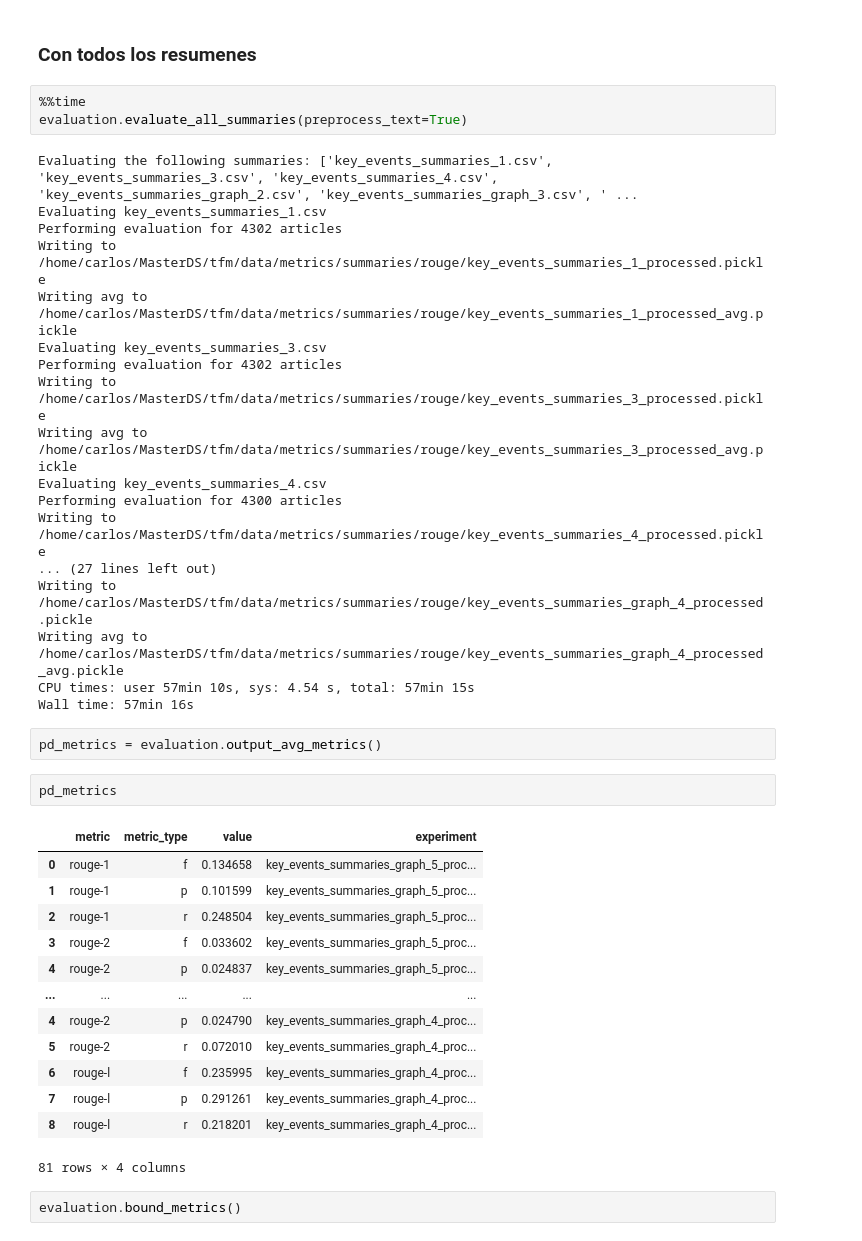
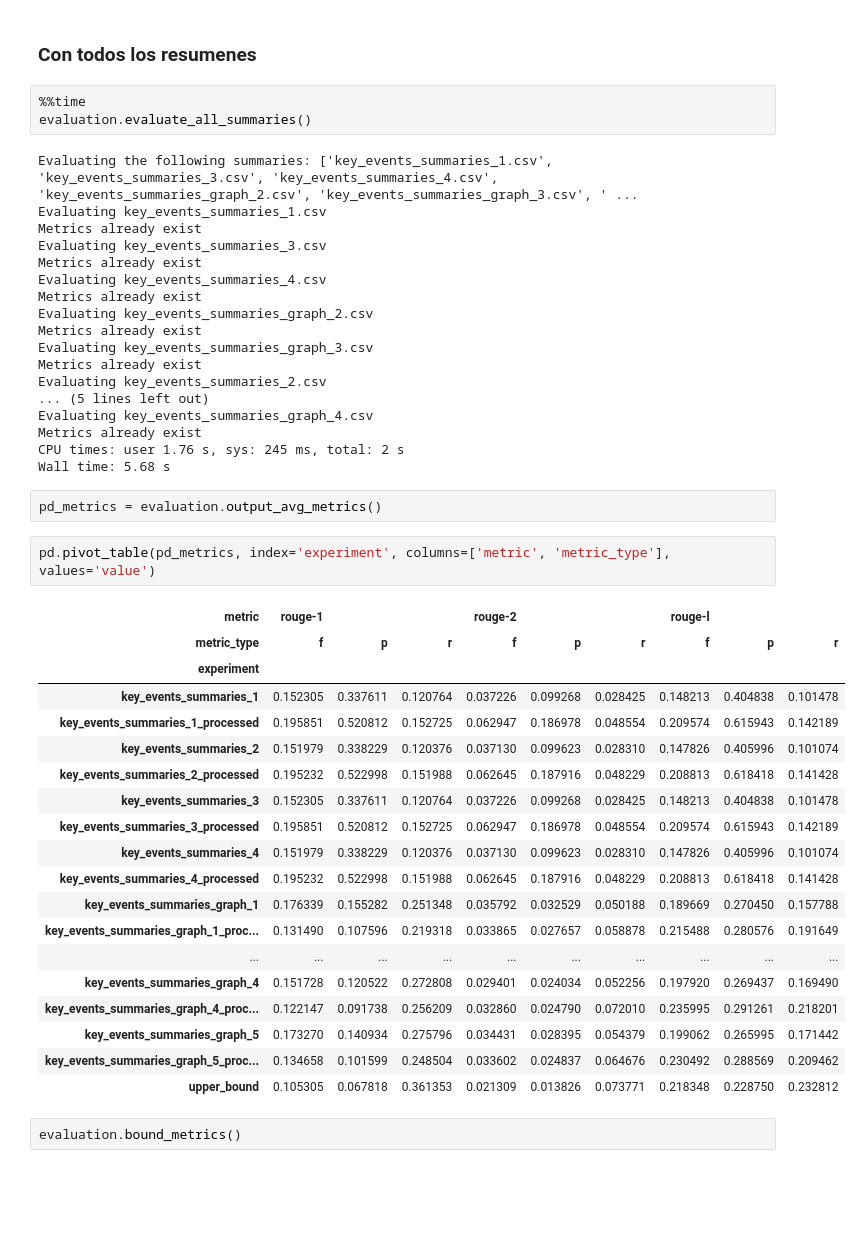
Before and after one commit to gscharly/master_ds_tfm, a Jupyter notebook: analysis/summary/metrics/metrics.ipynb, the cells around one changed output. Saved outputs shown, nothing was run; the diff lists cells and outputs as text; blank space fills up the shorter version.

```diff
--- a/analysis/summary/metrics/metrics.ipynb
+++ b/analysis/summary/metrics/metrics.ipynb
@@ -151,43 +151,49 @@ avg_scores_dict
 ### Con todos los resumenes
 # %%
 %%time
-evaluation.evaluate_all_summaries(preprocess_text=True)
+evaluation.evaluate_all_summaries()
 # %% [output]
 Evaluating the following summaries: ['key_events_summaries_1.csv', 'key_events_summaries_3.csv', 'key_events_summaries_4.csv', 'key_events_summaries_graph_2.csv', 'key_events_summaries_graph_3.csv', ' ...
 Evaluating key_events_summaries_1.csv
-Performing evaluation for 4302 articles
-Writing to /home/carlos/MasterDS/tfm/data/metrics/summaries/rouge/key_events_summaries_1_processed.pickle
-Writing avg to /home/carlos/MasterDS/tfm/data/metrics/summaries/rouge/key_events_summaries_1_processed_avg.pickle
+Metrics already exist
 Evaluating key_events_summaries_3.csv
-Performing evaluation for 4302 articles
-Writing to /home/carlos/MasterDS/tfm/data/metrics/summaries/rouge/key_events_summaries_3_processed.pickle
-Writing avg to /home/carlos/MasterDS/tfm/data/metrics/summaries/rouge/key_events_summaries_3_processed_avg.pickle
+Metrics already exist
 Evaluating key_events_summaries_4.csv
-Performing evaluation for 4300 articles
-Writing to /home/carlos/MasterDS/tfm/data/metrics/summaries/rouge/key_events_summaries_4_processed.pickle
-... (27 lines left out)
-Writing to /home/carlos/MasterDS/tfm/data/metrics/summaries/rouge/key_events_summaries_graph_4_processed.pickle
-Writing avg to /home/carlos/MasterDS/tfm/data/metrics/summaries/rouge/key_events_summaries_graph_4_processed_avg.pickle
-CPU times: user 57min 10s, sys: 4.54 s, total: 57min 15s
-Wall time: 57min 16s
+Metrics already exist
+Evaluating key_events_summaries_graph_2.csv
+Metrics already exist
+Evaluating key_events_summaries_graph_3.csv
+Metrics already exist
+Evaluating key_events_summaries_2.csv
+... (5 lines left out)
+Evaluating key_events_summaries_graph_4.csv
+Metrics already exist
+CPU times: user 1.76 s, sys: 245 ms, total: 2 s
+Wall time: 5.68 s
 # %%
 pd_metrics = evaluation.output_avg_metrics()
-# %%
-pd_metrics
-# %% [output]
-|  | metric | metric_type | value | experiment |
-| 0 | rouge-1 | f | 0.134658 | key_events_summaries_graph_5_proc... |
-| 1 | rouge-1 | p | 0.101599 | key_events_summaries_graph_5_proc... |
-| 2 | rouge-1 | r | 0.248504 | key_events_summaries_graph_5_proc... |
-| 3 | rouge-2 | f | 0.033602 | key_events_summaries_graph_5_proc... |
-| 4 | rouge-2 | p | 0.024837 | key_events_summaries_graph_5_proc... |
-| ... | ... | ... | ... | ... |
-| 4 | rouge-2 | p | 0.024790 | key_events_summaries_graph_4_proc... |
-| 5 | rouge-2 | r | 0.072010 | key_events_summaries_graph_4_proc... |
-| 6 | rouge-l | f | 0.235995 | key_events_summaries_graph_4_proc... |
-| 7 | rouge-l | p | 0.291261 | key_events_summaries_graph_4_proc... |
-| 8 | rouge-l | r | 0.218201 | key_events_summaries_graph_4_proc... |
-81 rows × 4 columns
+# %%
+pd.pivot_table(pd_metrics, index='experiment', columns=['metric', 'metric_type'], values='value')
+# %% [output]
+| metric | rouge-1 |  |  | rouge-2 |  |  | rouge-l |  |  |
+| metric_type | f | p | r | f | p | r | f | p | r |
+| experiment |  |  |  |  |  |  |  |  |  |
+| key_events_summaries_1 | 0.152305 | 0.337611 | 0.120764 | 0.037226 | 0.099268 | 0.028425 | 0.148213 | 0.404838 | 0.101478 |
+| key_events_summaries_1_processed | 0.195851 | 0.520812 | 0.152725 | 0.062947 | 0.186978 | 0.048554 | 0.209574 | 0.615943 | 0.142189 |
+| key_events_summaries_2 | 0.151979 | 0.338229 | 0.120376 | 0.037130 | 0.099623 | 0.028310 | 0.147826 | 0.405996 | 0.101074 |
+| key_events_summaries_2_processed | 0.195232 | 0.522998 | 0.151988 | 0.062645 | 0.187916 | 0.048229 | 0.208813 | 0.618418 | 0.141428 |
+| key_events_summaries_3 | 0.152305 | 0.337611 | 0.120764 | 0.037226 | 0.099268 | 0.028425 | 0.148213 | 0.404838 | 0.101478 |
+| key_events_summaries_3_processed | 0.195851 | 0.520812 | 0.152725 | 0.062947 | 0.186978 | 0.048554 | 0.209574 | 0.615943 | 0.142189 |
+| key_events_summaries_4 | 0.151979 | 0.338229 | 0.120376 | 0.037130 | 0.099623 | 0.028310 | 0.147826 | 0.405996 | 0.101074 |
+| key_events_summaries_4_processed | 0.195232 | 0.522998 | 0.151988 | 0.062645 | 0.187916 | 0.048229 | 0.208813 | 0.618418 | 0.141428 |
+| key_events_summaries_graph_1 | 0.176339 | 0.155282 | 0.251348 | 0.035792 | 0.032529 | 0.050188 | 0.189669 | 0.270450 | 0.157788 |
+| key_events_summaries_graph_1_proc... | 0.131490 | 0.107596 | 0.219318 | 0.033865 | 0.027657 | 0.058878 | 0.215488 | 0.280576 | 0.191649 |
+| ... | ... | ... | ... | ... | ... | ... | ... | ... | ... |
+| key_events_summaries_graph_4 | 0.151728 | 0.120522 | 0.272808 | 0.029401 | 0.024034 | 0.052256 | 0.197920 | 0.269437 | 0.169490 |
+| key_events_summaries_graph_4_proc... | 0.122147 | 0.091738 | 0.256209 | 0.032860 | 0.024790 | 0.072010 | 0.235995 | 0.291261 | 0.218201 |
+| key_events_summaries_graph_5 | 0.173270 | 0.140934 | 0.275796 | 0.034431 | 0.028395 | 0.054379 | 0.199062 | 0.265995 | 0.171442 |
+| key_events_summaries_graph_5_proc... | 0.134658 | 0.101599 | 0.248504 | 0.033602 | 0.024837 | 0.064676 | 0.230492 | 0.288569 | 0.209462 |
+| upper_bound | 0.105305 | 0.067818 | 0.361353 | 0.021309 | 0.013826 | 0.073771 | 0.218348 | 0.228750 | 0.232812 |
 # %%
 evaluation.bound_metrics()
 # %% [output]
```
Also changed, not shown: 11 other files.
